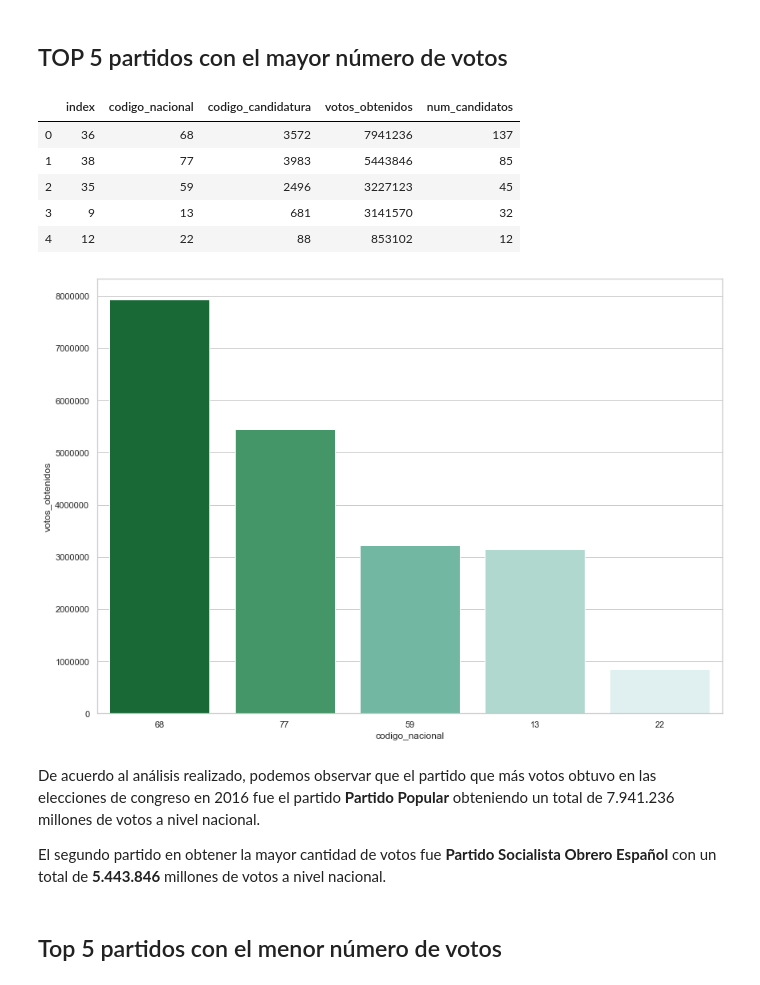
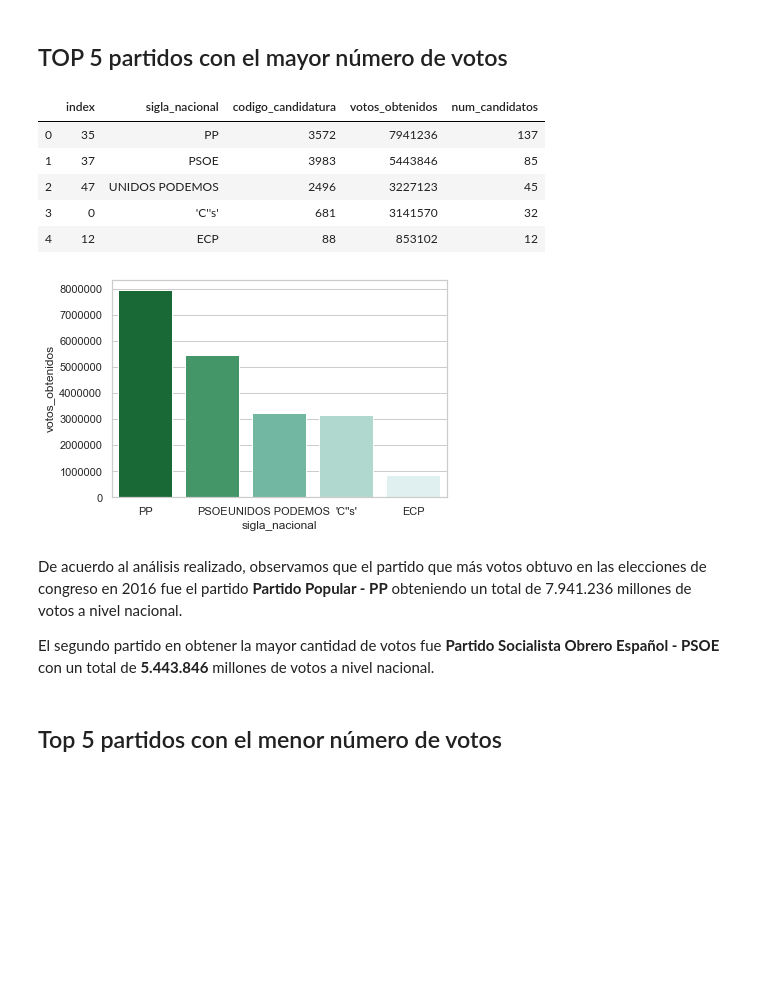
Before and after one commit to Antonidas21/Python_Trabajo_Final, a Jupyter notebook: datos_elecciones_Miryam.ipynb, the cells around one changed output. Saved outputs shown, nothing was run; the diff lists cells and outputs as text; code cells hidden in the pictures; blank space fills up the shorter version.

```diff
--- a/datos_elecciones_Miryam.ipynb
+++ b/datos_elecciones_Miryam.ipynb
@@ -117,0 +125,25 @@ merge_candidatura
+# %%
+poblacion_provincia = pd.read_csv('poblacion_por_provincia.csv', index_col=False , skiprows = 5, sep = ";",encoding='iso-8859-1')
+poblacion_provincia.rename(columns={'Unnamed: 0':'provincia','2016':'num_poblacion'},inplace=True)
+poblacion_provincia.drop(poblacion_provincia.tail(4).index,inplace=True)
+poblacion_provincia.drop(poblacion_provincia.head(1).index, inplace=True)
+poblacion_provincia = poblacion_provincia.reset_index().drop(columns = ['index'])
+poblacion_provincia
+
+def get_cosas (x):
+    foo = x['provincia']
+    foo2 = x['num_poblacion']
+    codigo_ine = []
+    nombre_provincia = []
+    num_poblacion = []
+    for i in range(len(foo)):
+        codigo_ine.append(foo[i][:2])
+        nombre_provincia.append(foo[i][3:])
+        num_poblacion.append(int(foo2[i]))
+    d = {'codigo_ine':codigo_ine,'nombre_provincia':nombre_provincia,
+         'num_poblacion':num_poblacion}
+    datos_poblacion_2016 = pd.DataFrame(d)
+    return datos_poblacion_2016
+
+my_poblacion = get_cosas(poblacion_provincia)
+my_poblacion
@@ -117,0 +170,3 @@ merge_candidatura
+# %%
+merge_candidatura = merge_candidatura.merge(my_poblacion,on= 'codigo_ine')
+merge_candidatura
@@ -120,6 +189,6 @@ merge_candidatura
 
 Agrupamos por código nacional
 # %%
-test = merge_candidatura.groupby(['codigo_nacional'], as_index = False).sum()
+test = merge_candidatura.groupby(['sigla_nacional'], as_index = False).sum()
 test
 # %% [output]
@@ -166,25 +235,25 @@ datos_order
 # %% [markdown]
 ## TOP 5 partidos con el mayor número de votos
 # %%
-grafica_top = df.sort_values(by=['votos_obtenidos'], ascending=False)
+grafica_top = datos_order.sort_values(by=['votos_obtenidos'], ascending=False)
 grafica_top = datos_order.head(5)
 grafica_top
 # %% [output]
-|  | index | codigo_nacional | codigo_candidatura | votos_obtenidos | num_candidatos |
-| 0 | 36 | 68 | 3572 | 7941236 | 137 |
-| 1 | 38 | 77 | 3983 | 5443846 | 85 |
-| 2 | 35 | 59 | 2496 | 3227123 | 45 |
-| 3 | 9 | 13 | 681 | 3141570 | 32 |
-| 4 | 12 | 22 | 88 | 853102 | 12 |
+|  | index | sigla_nacional | codigo_candidatura | votos_obtenidos | num_candidatos |
+| 0 | 35 | PP | 3572 | 7941236 | 137 |
+| 1 | 37 | PSOE | 3983 | 5443846 | 85 |
+| 2 | 47 | UNIDOS PODEMOS | 2496 | 3227123 | 45 |
+| 3 | 0 | 'C''s' | 681 | 3141570 | 32 |
+| 4 | 12 | ECP | 88 | 853102 | 12 |
 # %%
-top = sns.barplot(x="codigo_nacional", y="votos_obtenidos", data=grafica_top, order=[68,77,59,13,22],
+top = sns.barplot(x="sigla_nacional", y="votos_obtenidos", data=grafica_top,
              palette="BuGn_r")
 # %% [output]
-[figure, old version]
+[figure, new version]
 # %% [markdown]
-De acuerdo al análisis realizado, podemos observar que el partido que más votos obtuvo en las elecciones de congreso en 2016 fue el partido **Partido Popular** obteniendo un total de 7.941.236 millones de votos a nivel nacional.
+De acuerdo al análisis realizado, observamos que el partido que más votos obtuvo en las elecciones de congreso en 2016 fue el partido **Partido Popular - PP** obteniendo un total de 7.941.236 millones de votos a nivel nacional.
 
-El segundo partido en obtener la mayor cantidad de votos fue **Partido Socialista Obrero Español** con un total de **5.443.846** millones de votos a nivel nacional.
+El segundo partido en obtener la mayor cantidad de votos fue **Partido Socialista Obrero Español - PSOE** con un total de **5.443.846** millones de votos a nivel nacional.
 # %% [markdown]
 ## Top 5 partidos con el menor número de votos
 # %%
```
Also changed, not shown: parts of 11 cells of this notebook, 2 other files.
